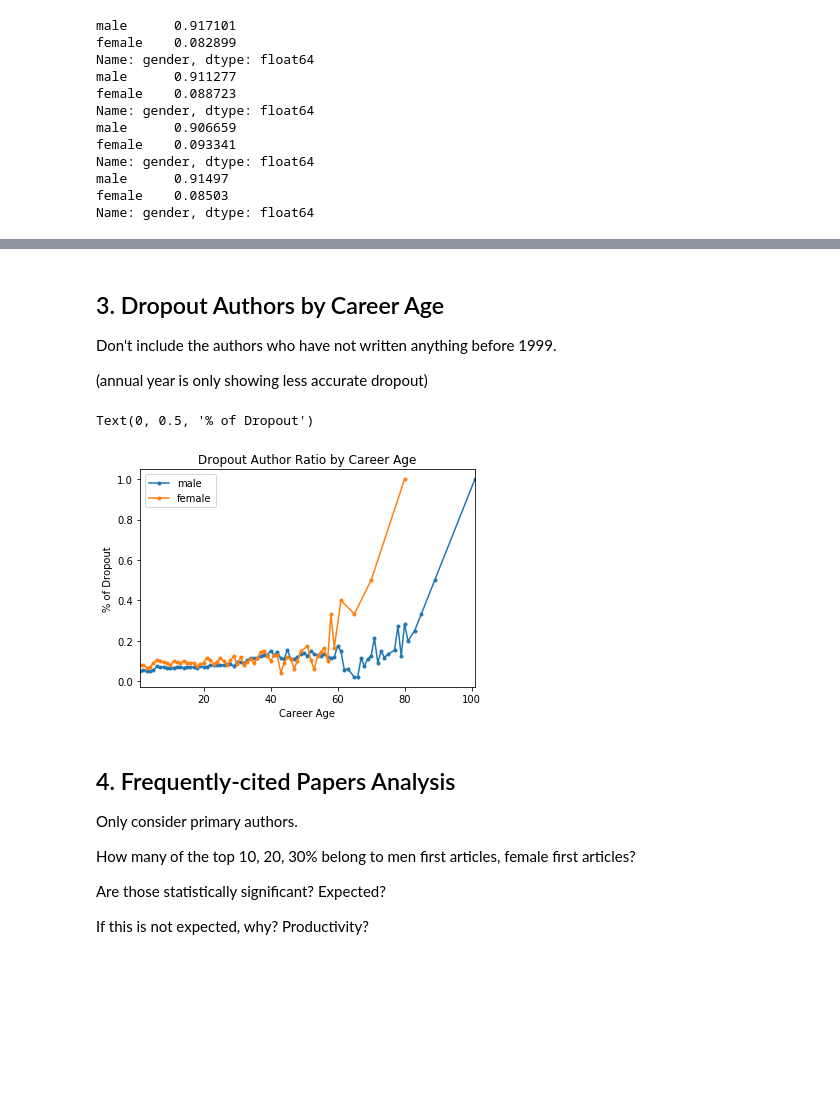
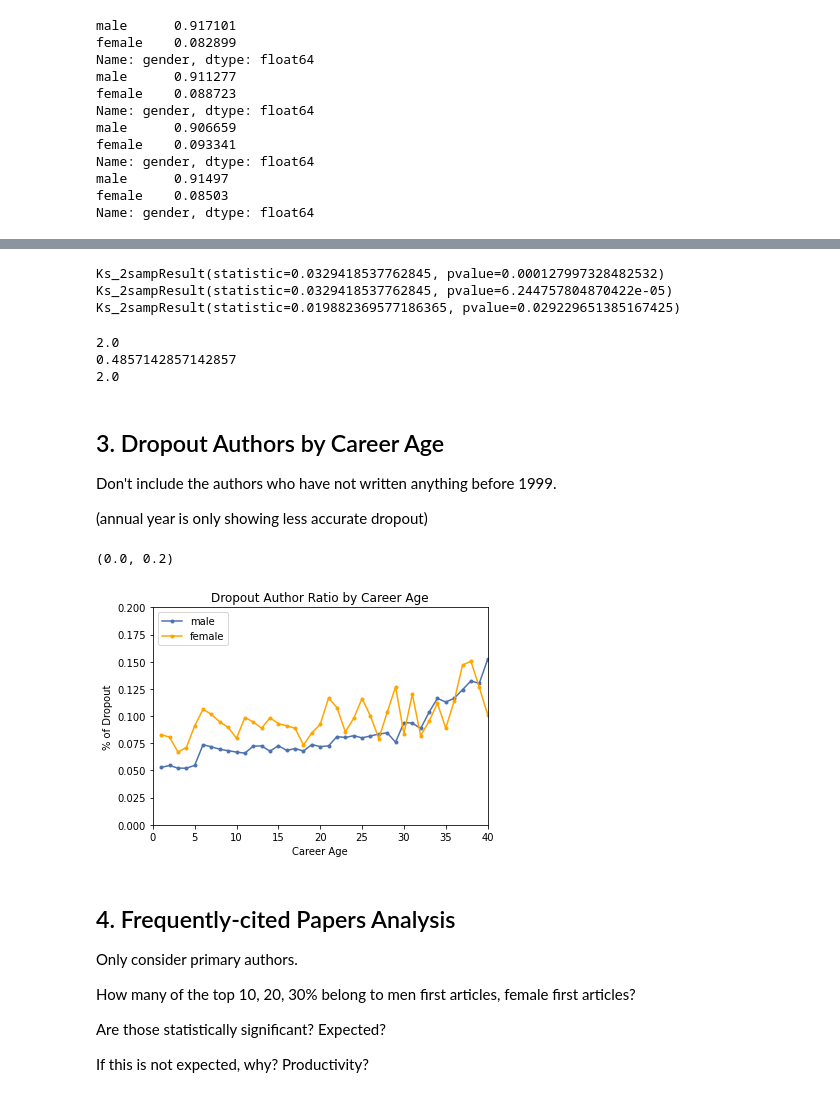
Before and after one commit to therobinkay/gender_bias_2021, a Jupyter notebook: Journal_Analysis_1_(GitHub).ipynb, the cells around one changed output, grey strips where cells are left out. Drawn from its saved outputs; the diff is of its cells as text; code cells hidden in the pictures; blank space fills up the shorter version.

```diff
--- a/Journal_Analysis_1_(GitHub).ipynb
+++ b/Journal_Analysis_1_(GitHub).ipynb
@@ -76,11 +80,10 @@ Find ways to distinguish the formerly created productivity graph.
 # %%
 # Creating a DataFrame with productivity calculated
-prod = data
-prod = prod.groupby(['id', 'gender']).agg({'year':{'min_year':'min', 'max_year':'max', 'count':'count'}})
+prod = data.groupby(['id', 'gender']).agg({'year': [min, max, 'count']})
 
-# (Note that this follows the equation listed in Chapter 2 of the Thesis)
-prod['career_age'] = prod['year']['max_year'] - prod['year']['min_year']
+prod['career_age'] = prod['year']['max'] - prod['year']['min']
 prod['prod'] = prod['year']['count'] / (prod['career_age'])
+prod = prod[prod['career_age'] != 0]
 
 prod.sort_values([('year','count')], ascending=False).head()
 
@@ -198,13 +93,17 @@ plt.show()
 # %%
 #ks test (two-tailed)
 from scipy.stats import ks_2samp
-ks_2samp(prod_m2['prod'], prod_fm2['prod'])
+print(ks_2samp(prod_m2['prod'], prod_fm2['prod']))
 
 #ks test: male > female
-ks_2samp(prod_m2['prod'], prod_fm2['prod'], alternative='greater')
+print(ks_2samp(prod_m2['prod'], prod_fm2['prod'], alternative='greater'))
 
 #ks test: male < female
-ks_2samp(prod_m2['prod'], prod_fm2['prod'], alternative='less')
+print(ks_2samp(prod_m2['prod'], prod_fm2['prod'], alternative='less'))
+# %% [output]
+Ks_2sampResult(statistic=0.0329418537762845, pvalue=0.000127997328482532)
+Ks_2sampResult(statistic=0.0329418537762845, pvalue=6.244757804870422e-05)
+Ks_2sampResult(statistic=0.019882369577186365, pvalue=0.029229651385167425)
 # %%
 # finding where the biggest difference occurs
 
@@ -225,21 +124,15 @@ def ks_2samp_x(data1, data2, alternative="two-sided"):
     d_arg = alt2Dvalue[alternative]
     return data_all[d_arg]
 
-print(ks_2samp_x(prod_m2['prod'], prod_fm2['prod']))
-print(ks_2samp_x(prod_m2['prod'], prod_fm2['prod'], alternative="greater"))
-print(ks_2samp_x(prod_m2['prod'], prod_fm2['prod'], alternative="less"))
+print(ks_2samp_x(prod_m['prod'], prod_fm['prod']))
+print(ks_2samp_x(prod_m['prod'], prod_fm['prod'], alternative="greater"))
+print(ks_2samp_x(prod_m['prod'], prod_fm['prod'], alternative="less"))
+# %% [output]
+2.0
+0.4857142857142857
+2.0
 # %% [markdown]
 ## 3. Dropout Authors by Career Age
 Don't include the authors who have not written anything before 1999.
 
 (annual year is only showing less accurate dropout)
-# %%
-# create DataFrame with productivity
-
-prod = data
-prod = prod.groupby(['id', 'gender']).agg({'year':{'min_year':'min', 'max_year':'max', 'count':'count'}})
-
-prod['career_age'] = prod['year']['max_year'] - prod['year']['min_year']
-prod['prod'] = prod['year']['count'] / (prod['career_age'])
-
-prod.sort_values([('year','count')], ascending=False).head()
@@ -265,45 +139,24 @@ drop = drop[drop['career_age'] > 0]
 # %%
+# exclude authors who enter APS publication after 2004
 # create (JADIDI) scatterplot of dropout authors by career age
 
-gb = drop.groupby(['gender', 'career_age'])['career_age'].count()
-n_m = gb['male'].sum()
-n_fm = gb['female'].sum()
+gb = prod[prod['year']['min'] < 2004].groupby(['gender', 'career_age'])['career_age'].count()
 
-gb_m = gb['male']
-gb_fm = gb['female']
+gb_m = gb['male'].sort_index(ascending=False)
+gb_fm = gb['female'].sort_index(ascending=False)
 
-dropmale = gb_m.sort_index(ascending=False)
-result_m = (dropmale / dropmale.cumsum()).iloc[::-1]
-dropfemale = gb_fm.sort_index(ascending=False)
-result_fm = (dropfemale / dropfemale.cumsum()).iloc[::-1]
-
-result_m.plot(style='.-')
-result_fm.plot(style='.-')
+(gb_m/gb_m.cumsum()).iloc[::-1].plot(style='.-')
+(gb_fm/gb_fm.cumsum()).iloc[::-1].plot(style='.-',color='orange')
 
 plt.title('Dropout Author Ratio by Career Age')
 plt.legend(('male', 'female'), loc='upper left')
 plt.xlabel('Career Age')
+plt.xlim(0,40)
 plt.ylabel('% of Dropout')
-
-#-------------------------------------------------------------------------------
-
-## create scatterplot of dropout authors by career age (ALTERNATIVE)
-
-# gb = drop.groupby(['gender', 'career_age'])['career_age'].count()
-# n_m = gb['male'].sum()
-# n_fm = gb['female'].sum()
-
-# (gb['male']/n_m).plot(style='.-')
-# (gb['female']/n_fm).plot(style='.-')
-
-# plt.title('Dropout Authors Ratio')
-# plt.legend(('male', 'female'), loc='upper right')
-# plt.xlabel('Career Age')
-# plt.xlim(0,40)
-# plt.ylabel('% of Dropouts')
+plt.ylim(0, 0.2)
 # %% [output]
-Text(0, 0.5, '% of Dropout')
+(0.0, 0.2)
-[figure, old version]
+[figure, new version]
 # %% [markdown]
 ## 4. Frequently-cited Papers Analysis
 Only consider primary authors.
```
Also changed, not shown: parts of 10 cells of this notebook.
